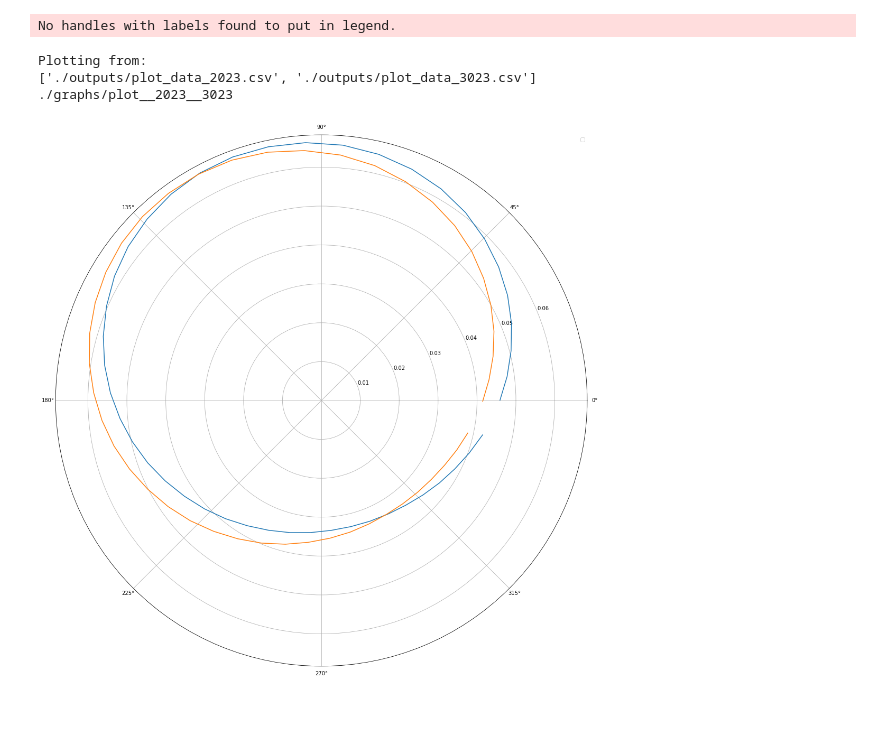
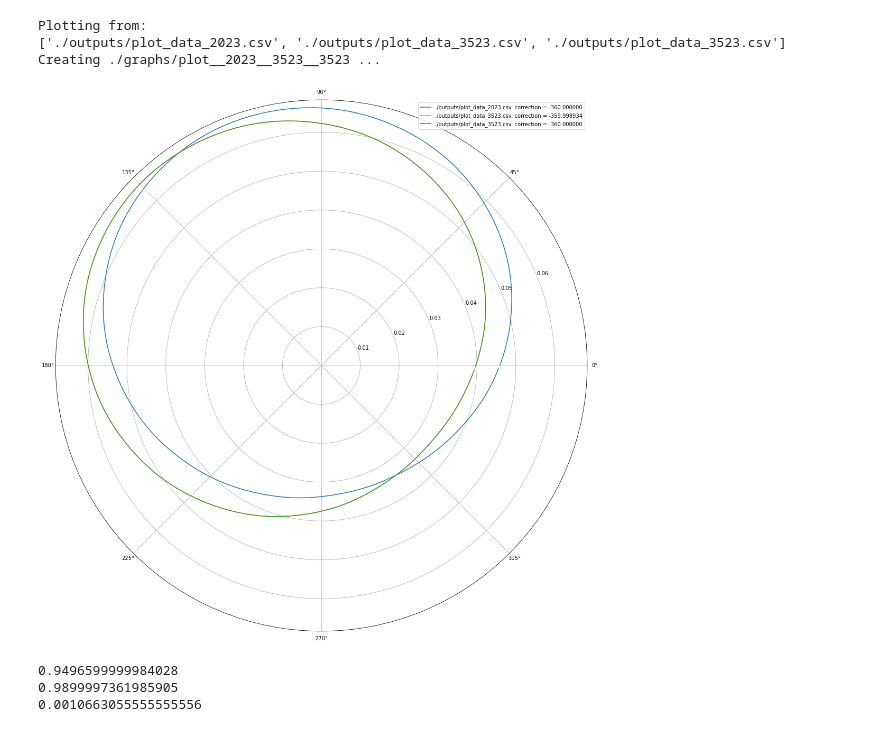
Before and after one commit to aniketh-g/vAkyapaJcAGgam, a Jupyter notebook: SPA_c_implementation/simultaneous_plotter.ipynb, the cells around one changed output. Saved outputs shown, nothing was run; the diff lists cells and outputs as text; code cells hidden in the pictures.

```diff
--- a/SPA_c_implementation/simultaneous_plotter.ipynb
+++ b/SPA_c_implementation/simultaneous_plotter.ipynb
@@ -12,39 +12,53 @@ def fig2img(fig):
     buf.seek(0)
     img = Image.open(buf)
     return img
 
 d2r = np.pi/180
 r0 = 0.95
 
 with open("./outputs/plot_list.txt") as file:
     lines = [line.rstrip() for line in file]
 
 print("Plotting from: ")
 print(lines)
 
 plt.figure(figsize=(10,10))
 
 plotfilename = "./graphs/plot"
 
-for line in lines:
+corrections =[0, (11.45/3600), 0]
+
+for i in range(len(lines)):
+    line = lines[i]
+    c = corrections[i]
     plot_data = pd.read_csv(line)
 
     thetas = plot_data['theta']
     rs = plot_data['r']
-    plt.polar(thetas*d2r, rs-r0, label="%sAD"%line[-9:-4])
+    # print(line[-8:-4])
+    plt.polar(thetas*d2r-c*d2r, rs-r0, label="%s: correction = %f"%(line, c%360-360))
     plotfilename = plotfilename + '_' + line[-9:-4]
 
-print(plotfilename)
-plt.legend()
+print("Creating %s ..."%plotfilename)
 
 fig = plt.gcf()
 fig.set_size_inches(18.5, 18.5)
 img = fig2img(fig)
 img.save('%s.png'%plotfilename)
+
+plt.legend()
 plt.show()
 # %% [output]
-No handles with labels found to put in legend.
+Plotting from:
+['./outputs/plot_data_2023.csv', './outputs/plot_data_3523.csv', './outputs/plot_data_3523.csv']
+Creating ./graphs/plot__2023__3523__3523 ...
-Plotting from:
-['./outputs/plot_data_2023.csv', './outputs/plot_data_3023.csv']
-./graphs/plot__2023__3023
-[figure, old version]
+[figure, new version]
+# %%
+
+print(36000-35999.050340)
+print(1-0.010000263801409517)
+print(3.8387/3600)
+# %% [output]
+0.9496599999984028
+0.9899997361985905
+0.0010663055555555556
```
Also changed, not shown: parts of 2 cells of this notebook, 8 other files.
